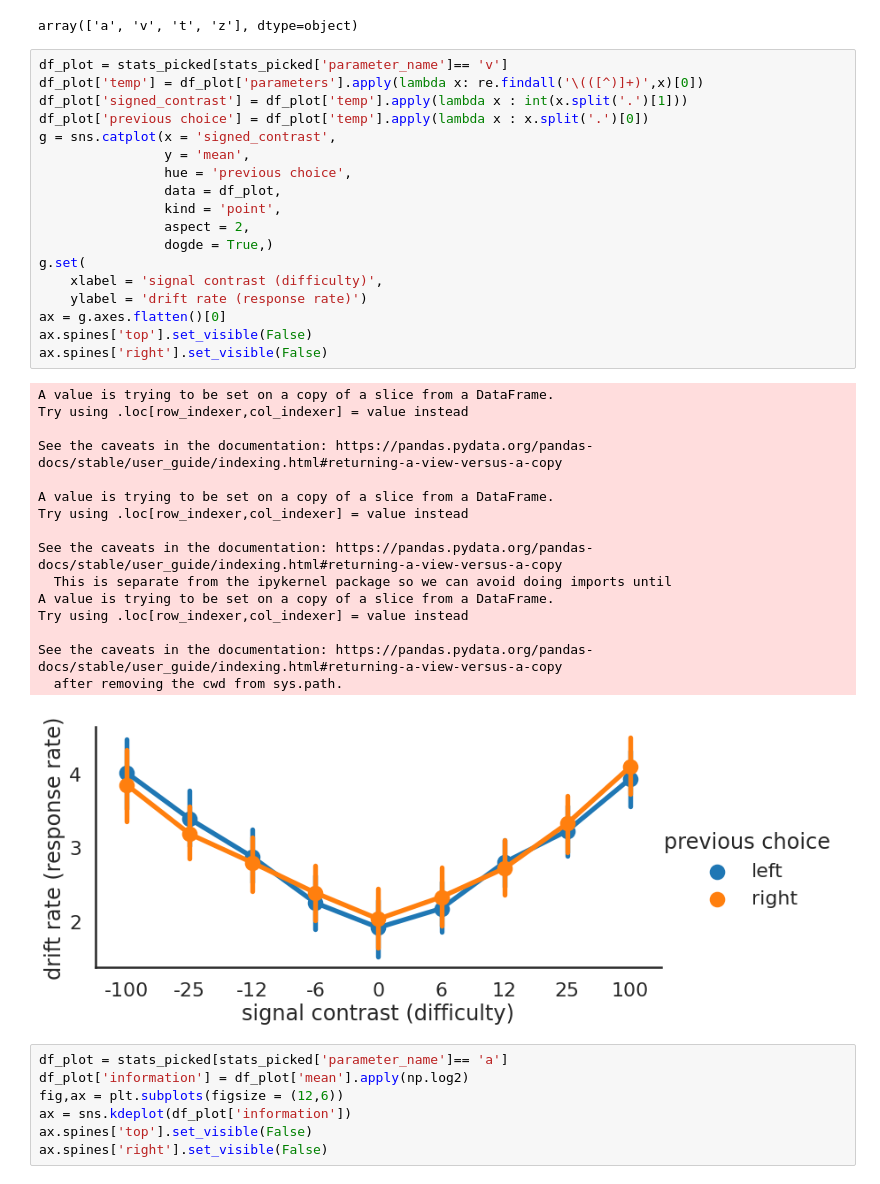
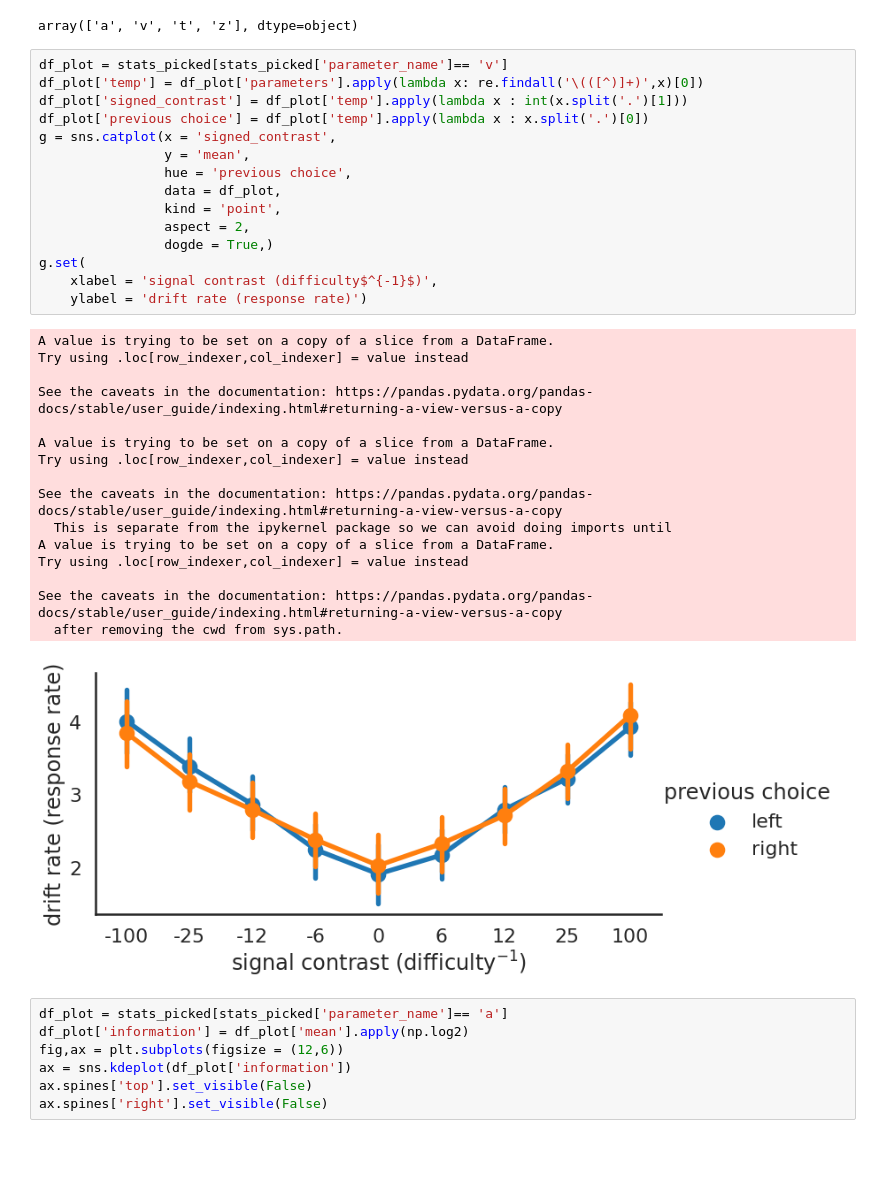
Before and after one commit to nmningmei/NMA-2021-behavioral-IBL, a Jupyter notebook: plot.ipynb, the cells around one changed output. Drawn from its saved outputs; the diff is of its cells as text; blank space fills up the shorter version.

```diff
--- a/plot.ipynb
+++ b/plot.ipynb
@@ -66,38 +66,35 @@ array(['a', 'v', 't', 'z'], dtype=object)
 # %%
 df_plot = stats_picked[stats_picked['parameter_name']== 'v']
 df_plot['temp'] = df_plot['parameters'].apply(lambda x: re.findall('\(([^)]+)',x)[0])
 df_plot['signed_contrast'] = df_plot['temp'].apply(lambda x : int(x.split('.')[1]))
 df_plot['previous choice'] = df_plot['temp'].apply(lambda x : x.split('.')[0])
 g = sns.catplot(x = 'signed_contrast',
                 y = 'mean',
                 hue = 'previous choice',
                 data = df_plot,
                 kind = 'point',
                 aspect = 2,
                 dogde = True,)
 g.set(
-    xlabel = 'signal contrast (difficulty)',
+    xlabel = 'signal contrast (difficulty$^{-1}$)',
     ylabel = 'drift rate (response rate)')
-ax = g.axes.flatten()[0]
-ax.spines['top'].set_visible(False)
-ax.spines['right'].set_visible(False)
 # %% [output]
 A value is trying to be set on a copy of a slice from a DataFrame.
 Try using .loc[row_indexer,col_indexer] = value instead
 
 See the caveats in the documentation: https://pandas.pydata.org/pandas-docs/stable/user_guide/indexing.html#returning-a-view-versus-a-copy
 
 A value is trying to be set on a copy of a slice from a DataFrame.
 Try using .loc[row_indexer,col_indexer] = value instead
 
 See the caveats in the documentation: https://pandas.pydata.org/pandas-docs/stable/user_guide/indexing.html#returning-a-view-versus-a-copy
   This is separate from the ipykernel package so we can avoid doing imports until
 A value is trying to be set on a copy of a slice from a DataFrame.
 Try using .loc[row_indexer,col_indexer] = value instead
 
 See the caveats in the documentation: https://pandas.pydata.org/pandas-docs/stable/user_guide/indexing.html#returning-a-view-versus-a-copy
   after removing the cwd from sys.path.
-[figure, old version]
+[figure, new version]
 # %%
 df_plot = stats_picked[stats_picked['parameter_name']== 'a']
 df_plot['information'] = df_plot['mean'].apply(np.log2)
```
Also changed, not shown: parts of 2 cells of this notebook.
